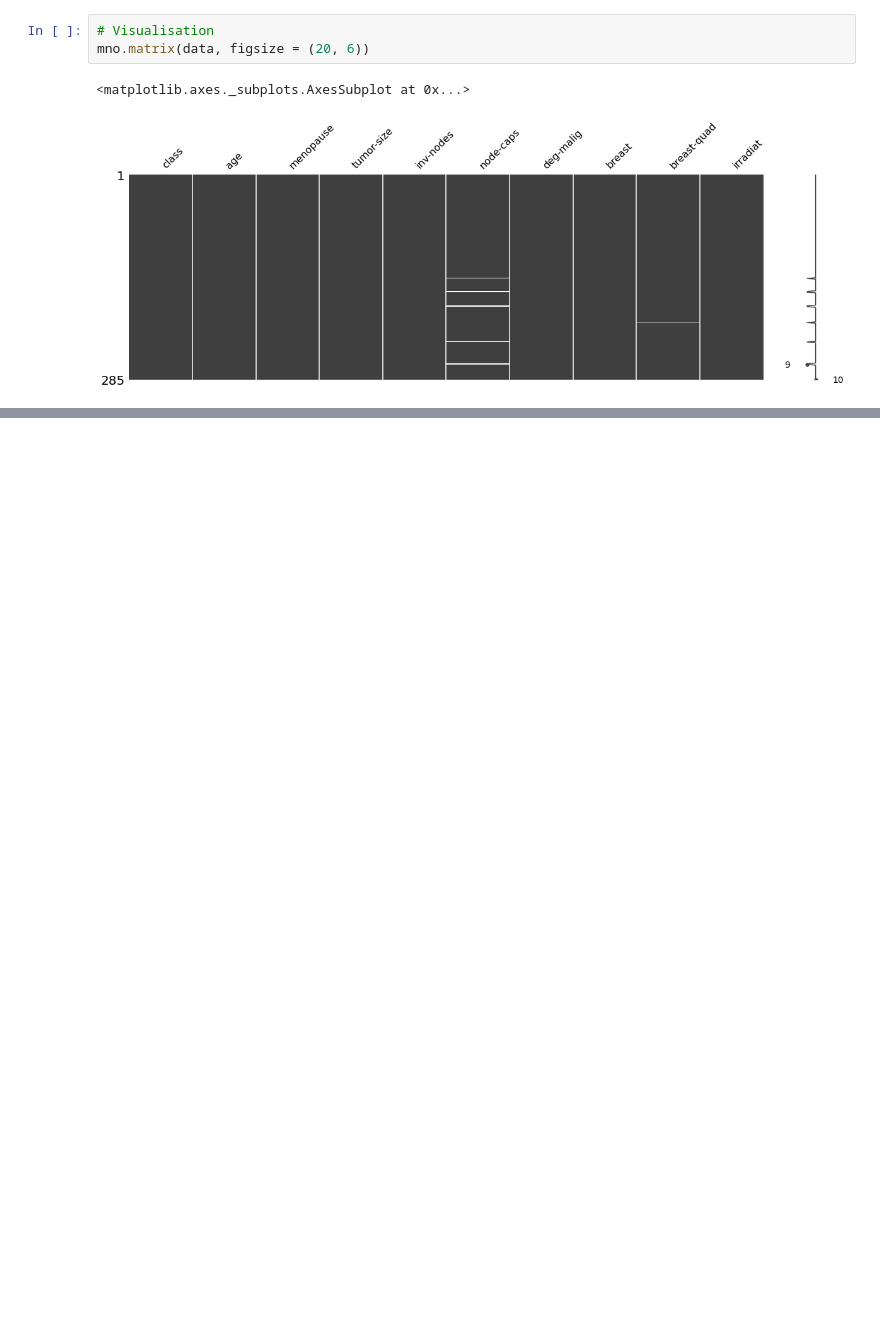
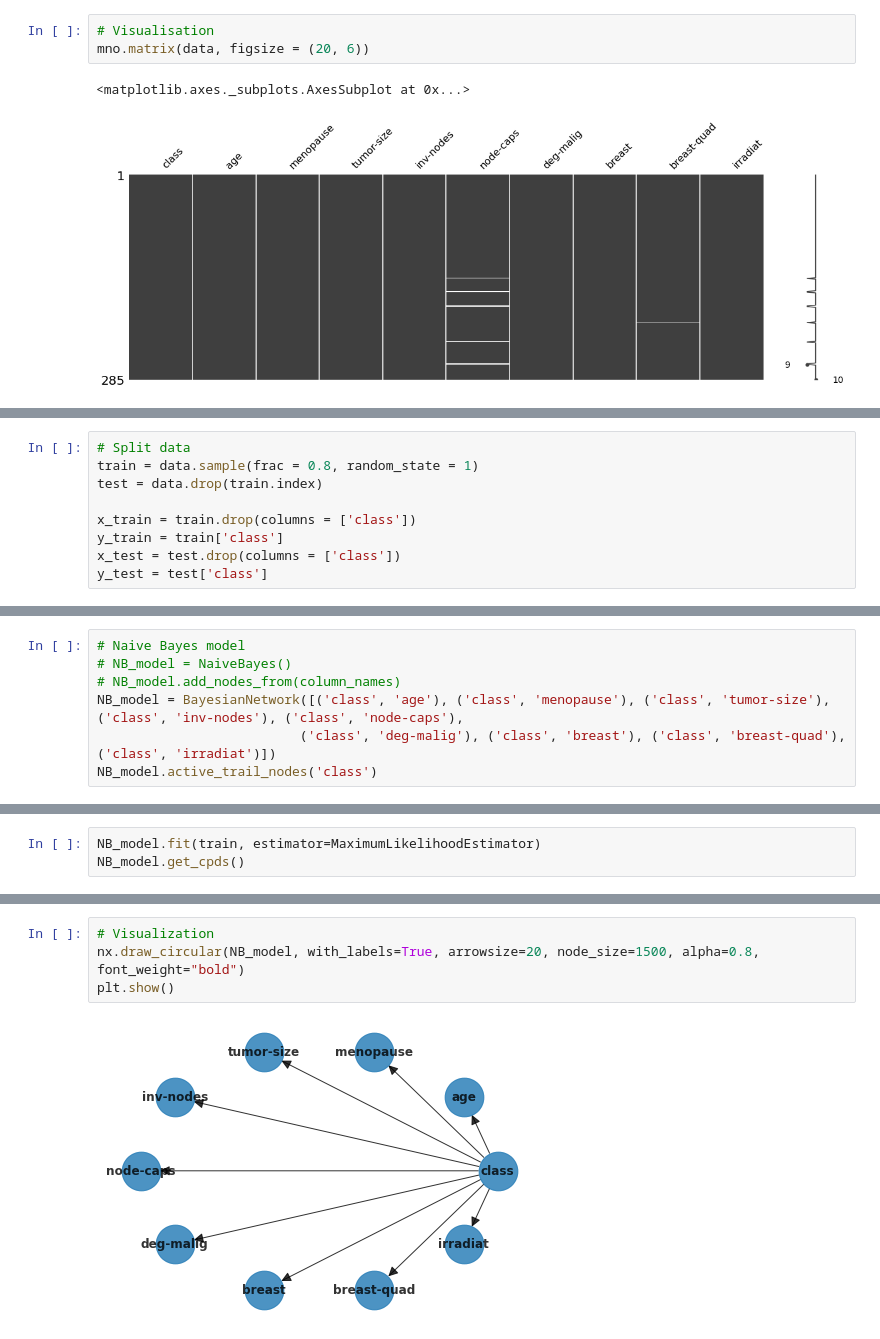
Before and after one commit to tiennvhust/CS4705, a Jupyter notebook: CS4705_Assignment_02.ipynb, the cells around one changed output, grey strips where cells are left out. Drawn from its saved outputs; the diff is of its cells as text; blank space fills up the shorter version.

```diff
--- a/CS4705_Assignment_02.ipynb
+++ b/CS4705_Assignment_02.ipynb
@@ -80,0 +136,9 @@ mno.matrix(data, figsize = (20, 6))
+# %%
+# Split data
+train = data.sample(frac = 0.8, random_state = 1)
+test = data.drop(train.index)
+
+x_train = train.drop(columns = ['class'])
+y_train = train['class']
+x_test = test.drop(columns = ['class'])
+y_test = test['class']
@@ -80,0 +147,7 @@ mno.matrix(data, figsize = (20, 6))
+# %%
+# Naive Bayes model
+# NB_model = NaiveBayes()
+# NB_model.add_nodes_from(column_names)
+NB_model = BayesianNetwork([('class', 'age'), ('class', 'menopause'), ('class', 'tumor-size'), ('class', 'inv-nodes'), ('class', 'node-caps'),
+                          ('class', 'deg-malig'), ('class', 'breast'), ('class', 'breast-quad'), ('class', 'irradiat')])
+NB_model.active_trail_nodes('class')
@@ -80,0 +165,3 @@ mno.matrix(data, figsize = (20, 6))
+# %%
+NB_model.fit(train, estimator=MaximumLikelihoodEstimator)
+NB_model.get_cpds()
@@ -80,0 +179,6 @@ mno.matrix(data, figsize = (20, 6))
+# %%
+# Visualization
+nx.draw_circular(NB_model, with_labels=True, arrowsize=20, node_size=1500, alpha=0.8, font_weight="bold")
+plt.show()
+# %% [output]
+[figure, added]
```
Also changed, not shown: parts of 27 cells of this notebook.
